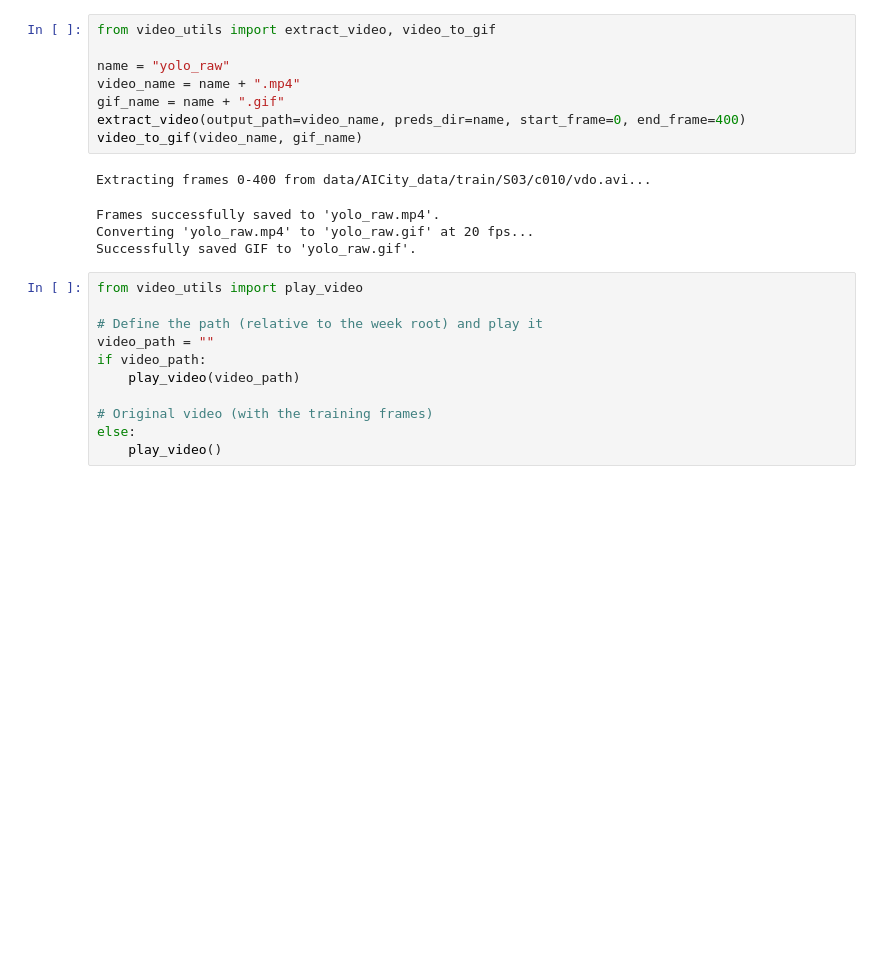
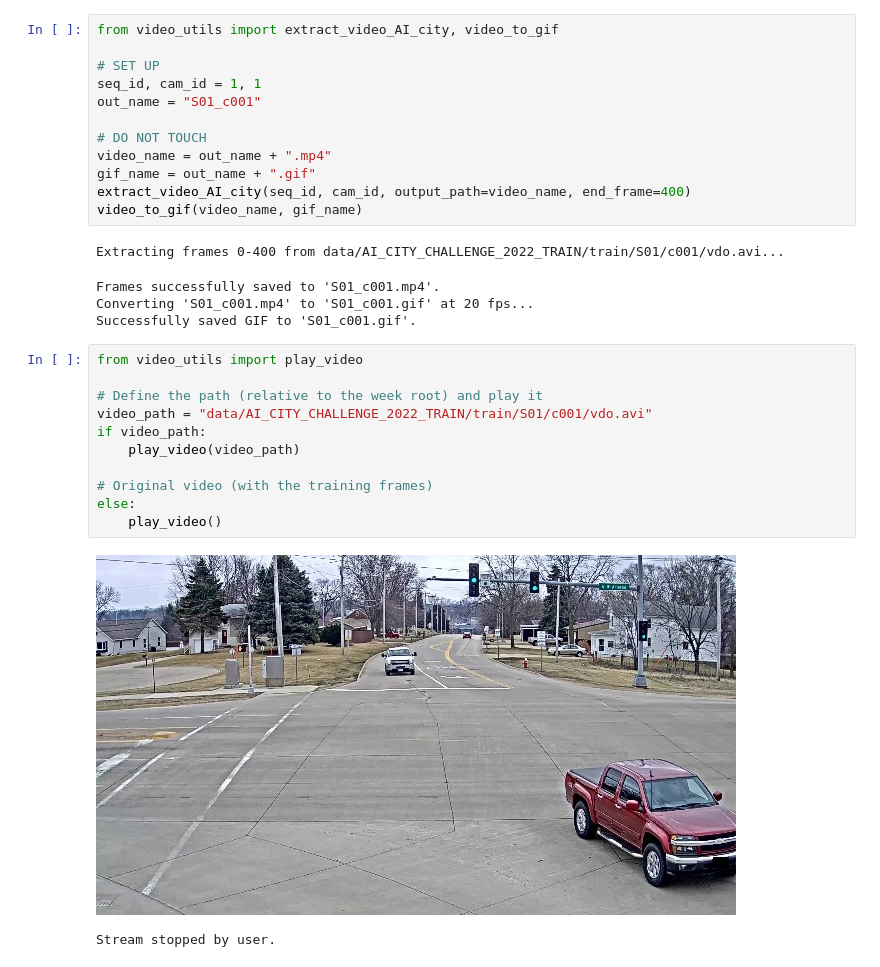
Before and after one commit to mcv-m6-video/mcv-c6-2026-team1, a Jupyter notebook: Week3/src/view_video.ipynb, the cells around one changed output. Cells and saved outputs as stored; diff of their text form; blank space fills up the shorter version.

Commit message:
Video utils for AI City Challenge data

```diff
--- a/Week3/src/view_video.ipynb
+++ b/Week3/src/view_video.ipynb
@@ -16,24 +16,31 @@ Execution context anchored at: /home-local/dhernandez/mcv_c6/mcv-c6-2026-team1/W
 # %%
-from video_utils import extract_video, video_to_gif
+from video_utils import extract_video_AI_city, video_to_gif
 
-name = "yolo_raw"
-video_name = name + ".mp4"
-gif_name = name + ".gif"
-extract_video(output_path=video_name, preds_dir=name, start_frame=0, end_frame=400)
+# SET UP
+seq_id, cam_id = 1, 1
+out_name = "S01_c001"
+
+# DO NOT TOUCH
+video_name = out_name + ".mp4"
+gif_name = out_name + ".gif"
+extract_video_AI_city(seq_id, cam_id, output_path=video_name, end_frame=400)
 video_to_gif(video_name, gif_name)
 # %% [output]
-Extracting frames 0-400 from data/AICity_data/train/S03/c010/vdo.avi...
+Extracting frames 0-400 from data/AI_CITY_CHALLENGE_2022_TRAIN/train/S01/c001/vdo.avi...
-Frames successfully saved to 'yolo_raw.mp4'.
-Converting 'yolo_raw.mp4' to 'yolo_raw.gif' at 20 fps...
-Successfully saved GIF to 'yolo_raw.gif'.
+Frames successfully saved to 'S01_c001.mp4'.
+Converting 'S01_c001.mp4' to 'S01_c001.gif' at 20 fps...
+Successfully saved GIF to 'S01_c001.gif'.
 # %%
 from video_utils import play_video
 
 # Define the path (relative to the week root) and play it
-video_path = ""
+video_path = "data/AI_CITY_CHALLENGE_2022_TRAIN/train/S01/c001/vdo.avi"
 if video_path:
     play_video(video_path)
 
 # Original video (with the training frames)
 else:
     play_video()
+# %% [output]
+[figure, added]
+Stream stopped by user.
```
Also changed, not shown: parts of 1 cell of this notebook, 2 other files.
